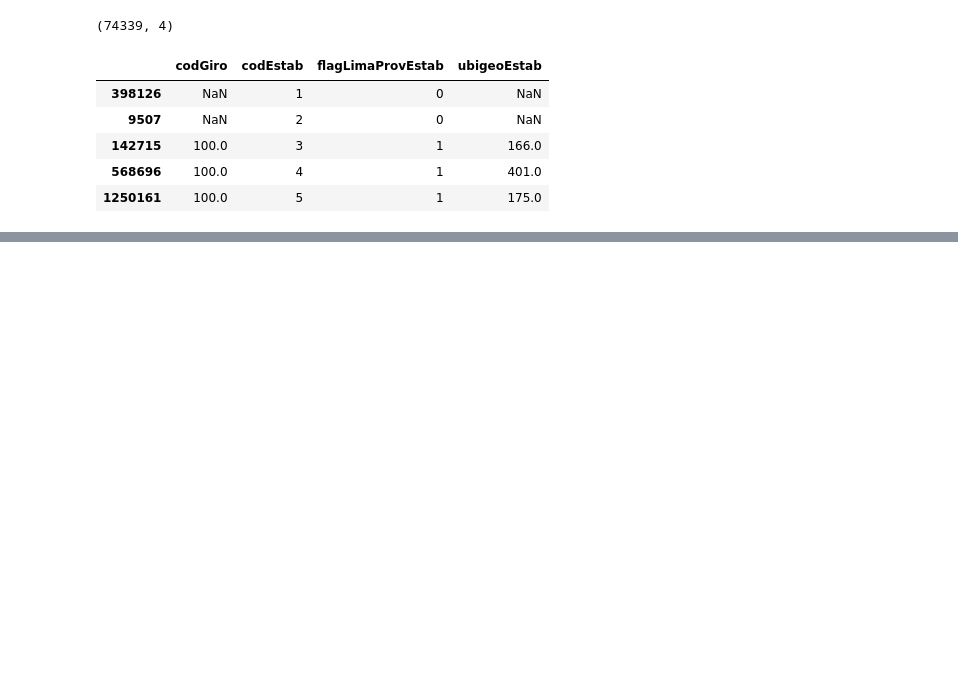
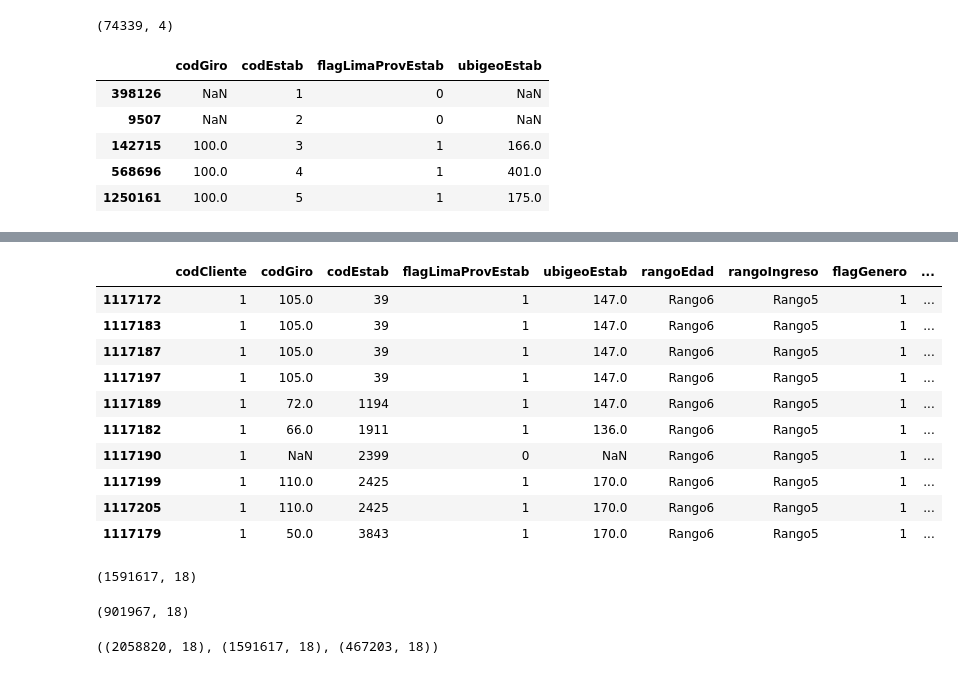
Before and after one commit to kendalvictor/codeando, a Jupyter notebook: machine_learning/_bbva data challeneger 2018/replic_kernel_alberto.ipynb, the cells around one changed output, grey strips where cells are left out. Drawn from its saved outputs; the diff is of its cells as text; code cells hidden in the pictures; blank space fills up the shorter version.

```diff
--- a/machine_learning/_bbva data challeneger 2018/replic_kernel_alberto.ipynb
+++ b/machine_learning/_bbva data challeneger 2018/replic_kernel_alberto.ipynb
@@ -207,0 +292,24 @@ FeatEstab.sort_values(by=['codEstab']).head()
+# %%
+TrainTot.drop(['ratingMonto'], axis=1).sort_values(by=['codCliente', 'codEstab']).head(10)
+# %% [output]
+|  | codCliente | codGiro | codEstab | flagLimaProvEstab | ubigeoEstab | rangoEdad | rangoIngreso | flagGenero | ... |
+| 1117172 | 1 | 105.0 | 39 | 1 | 147.0 | Rango6 | Rango5 | 1 | ... |
+| 1117183 | 1 | 105.0 | 39 | 1 | 147.0 | Rango6 | Rango5 | 1 | ... |
+| 1117187 | 1 | 105.0 | 39 | 1 | 147.0 | Rango6 | Rango5 | 1 | ... |
+| 1117197 | 1 | 105.0 | 39 | 1 | 147.0 | Rango6 | Rango5 | 1 | ... |
+| 1117189 | 1 | 72.0 | 1194 | 1 | 147.0 | Rango6 | Rango5 | 1 | ... |
+| 1117182 | 1 | 66.0 | 1911 | 1 | 136.0 | Rango6 | Rango5 | 1 | ... |
+| 1117190 | 1 | NaN | 2399 | 0 | NaN | Rango6 | Rango5 | 1 | ... |
+| 1117199 | 1 | 110.0 | 2425 | 1 | 170.0 | Rango6 | Rango5 | 1 | ... |
+| 1117205 | 1 | 110.0 | 2425 | 1 | 170.0 | Rango6 | Rango5 | 1 | ... |
+| 1117179 | 1 | 50.0 | 3843 | 1 | 170.0 | Rango6 | Rango5 | 1 | ... |
+# %%
+TrainTot.drop(['ratingMonto'], axis=1).shape
+# %% [output]
+(1591617, 18)
+# %%
+#Al eliminar la columna fecha y ctdrx se generar DUPLICADOS EN LA DATA DE TRAIN
+#lo cual conlleva  apensar en usar el dato fecha para obtener un valor unico
+TrainTot.drop(['ratingMonto'], axis=1).drop_duplicates().shape
+# %% [output]
+(901967, 18)
@@ -207,0 +320,4 @@ FeatEstab.sort_values(by=['codEstab']).head()
+# %%
+TrainTest.shape, TrainTot.drop(['ratingMonto'], axis=1).shape, TesTot.shape
+# %% [output]
+((2058820, 18), (1591617, 18), (467203, 18))
```
Also changed, not shown: parts of 20 cells of this notebook.
